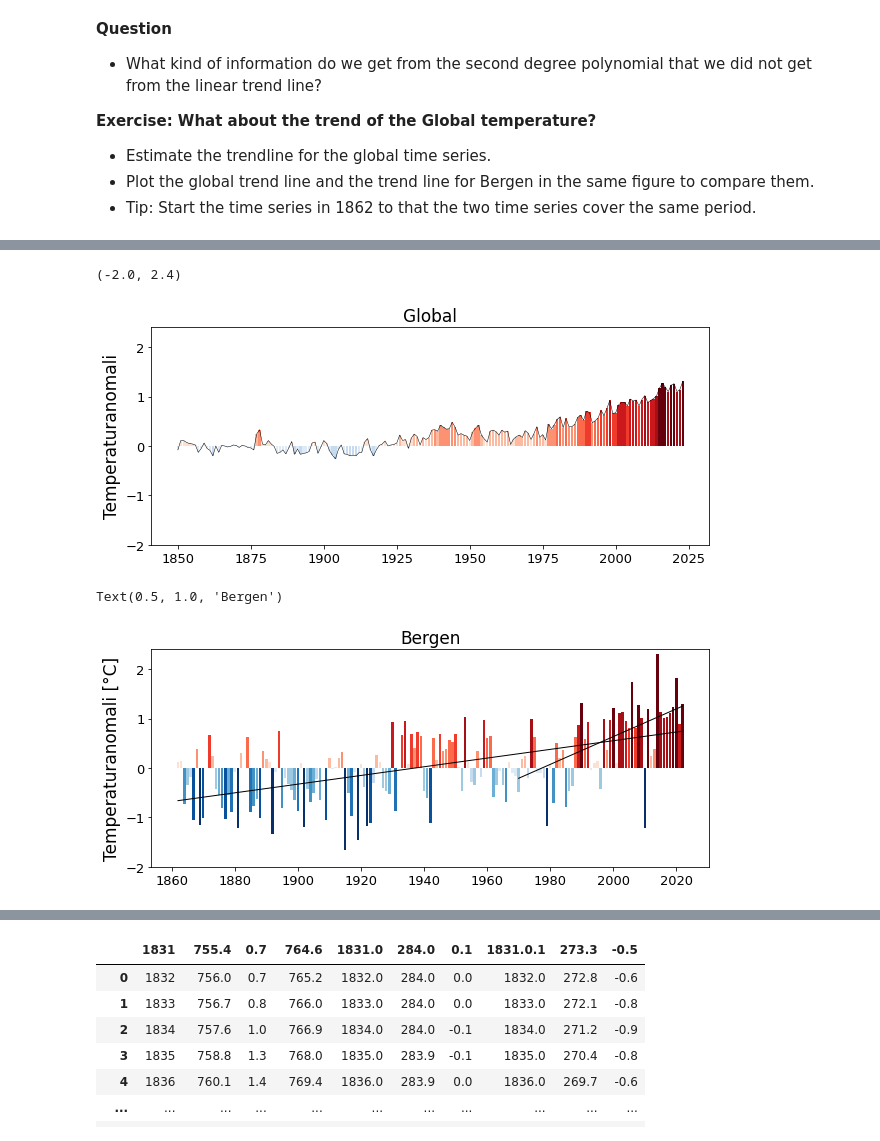
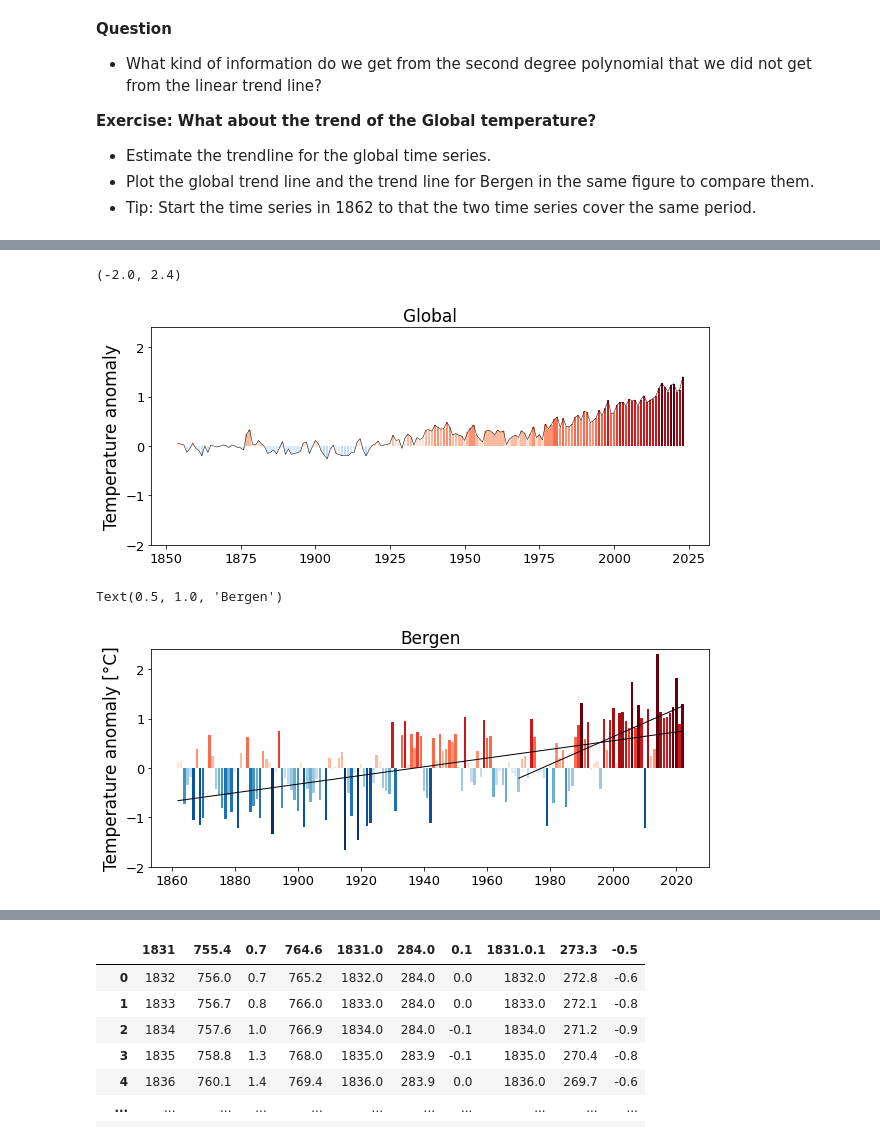
Before and after one commit to julienweihs/GEOF, a Jupyter notebook: Jupyter/Temperaturstriper_og_CO2_shortversion.ipynb, the cells around one changed output, grey strips where cells are left out. Cells and saved outputs as stored; diff of their text form; code cells hidden in the pictures.

```diff
--- a/Jupyter/Temperaturstriper_og_CO2_shortversion.ipynb
+++ b/Jupyter/Temperaturstriper_og_CO2_shortversion.ipynb
@@ -58,7 +58,7 @@ Import the data of global temperature into Python. We use the library "Pandas".
 # Specify which file you want to import and where on your computer it's located
 
 # !!! Change the path below to the path where you have the file on your computer!!!
-path='W:/Work/Documents/EkteData/ikkeGit/temperaturstriper'
+path=r'C:\Users\iren_\Documents\GEOFpython\IkkeGit'
 file='/gmt_HadCRUT5.csv'
 
 # Make sure that the result of path+file is exactly where you have the file on your computer
@@ -121,7 +121,7 @@ plt.plot(time['Global'], temp['Global'])
 The data set is available [here](github.com/irendundas/EkteData/blob/main/data/Bergen_temp1862_2022.txt).
 # %%
 # 💾
-path='W:/Work/Documents/EkteData/EkteData/data'
+path=r'C:\Users\iren_\Documents\GEOFpython\IkkeGit'
 file='/Bergen_temp1862_2022.txt'
 
 # "Keyword arguments" here are a bit different from da data import above because the dataset from Bergen is a bit
@@ -381,34 +381,34 @@ plt.plot((temp['Global']+max_anomaly)/(2*max_anomaly))
 # %%
 # 🎯🎨
 fig, ax=plt.subplots(1, 1, figsize=(10, 4))
 plt.bar(
-    tid['Global'], temp['Global'],
+    time['Global'], temp['Global'],
     color=cmap((temp['Global']+max_anomaly)/(2*max_anomaly)) #normalize data values to the range [0, 1]
 )
 
-plt.plot(tid['Global'], temp['Global'], 'k', linewidth=0.5)
-plt.ylabel('Temperaturanomali')
+plt.plot(time['Global'], temp['Global'], 'k', linewidth=0.5)
+plt.ylabel('Temperature anomaly')
 plt.title('Global')
 plt.ylim(-2, 2.4)
 # %% [output]
 (-2.0, 2.4)
-[figure, old version]
+[figure, new version]
 # %%
 # 🎯🎨
 fig, ax=plt.subplots(1, 1, figsize=(10, 4))
-plt.bar(tid['Bergen'], temp['Bergen'], color=cmap((temp['Bergen']+max_anomaly)/(2*max_anomaly)))
+plt.bar(time['Bergen'], temp['Bergen'], color=cmap((temp['Bergen']+max_anomaly)/(2*max_anomaly)))
 plt.ylim(-2, 2.4)
 
-# Legg til trendlinjer fra tidligere
+# Add the trend lines calculated earlier
 idt=[0, id70]
 for count,start in enumerate(idt):
-    a, b = np.polyfit(tid['Bergen'][start:], temp['Bergen'][start:], 1)
+    a, b = np.polyfit(time['Bergen'][start:], temp['Bergen'][start:], 1)
     plt.plot(
-        tid['Bergen'][start:], a*tid['Bergen'][start:] + b,
+        time['Bergen'][start:], a*time['Bergen'][start:] + b,
         'k', linewidth=1
     )
-plt.ylabel('Temperaturanomali [°C]')
+plt.ylabel('Temperature anomaly [°C]')
 plt.title('Bergen')
 # %% [output]
 Text(0.5, 1.0, 'Bergen')
-[figure, old version]
+[figure, new version]
```
Also changed, not shown: parts of 39 cells of this notebook.
